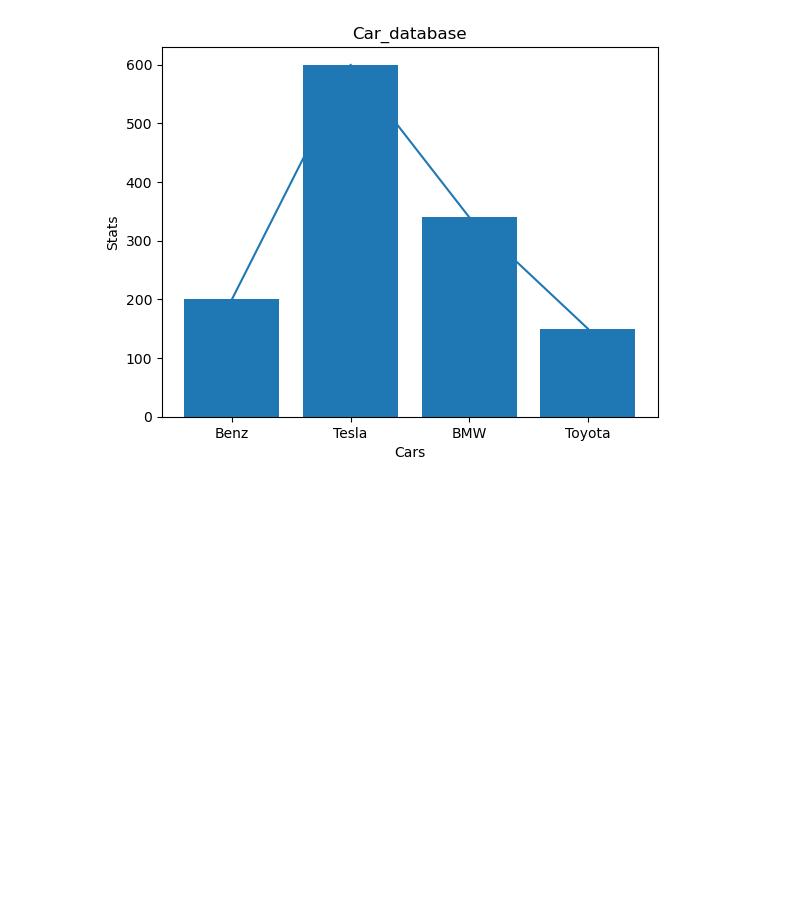
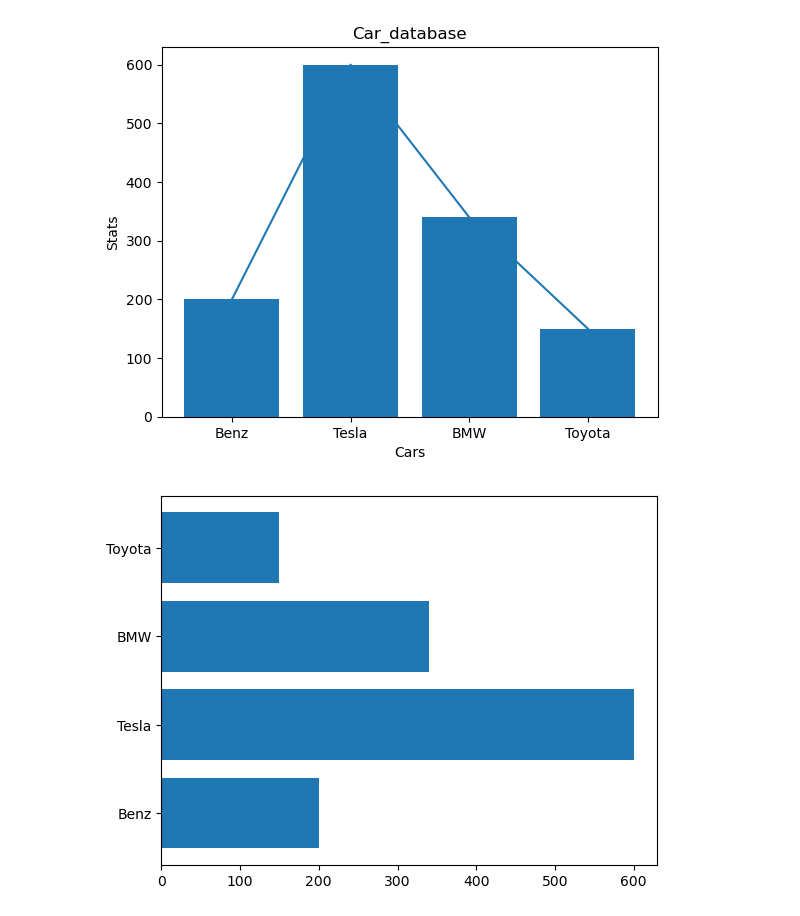
Before and after one commit to Onamiye/Data-Analytics-Learning, a Jupyter notebook: Introduction to Matplotlib.ipynb, the cells around one changed output. Drawn from its saved outputs; the diff is of its cells as text; code cells hidden in the pictures; blank space fills up the shorter version.

```diff
--- a/Introduction to Matplotlib.ipynb
+++ b/Introduction to Matplotlib.ipynb
@@ -153,3 +158,8 @@ ax.plot(x,y)
 ax.bar(x,y);
 # %% [output]
 [figure]
+# %%
+fig,ax = plt.subplots()
+ax.barh(x,y);
+# %% [output]
+[figure, added]
```
Also changed, not shown: parts of 57 cells of this notebook.
